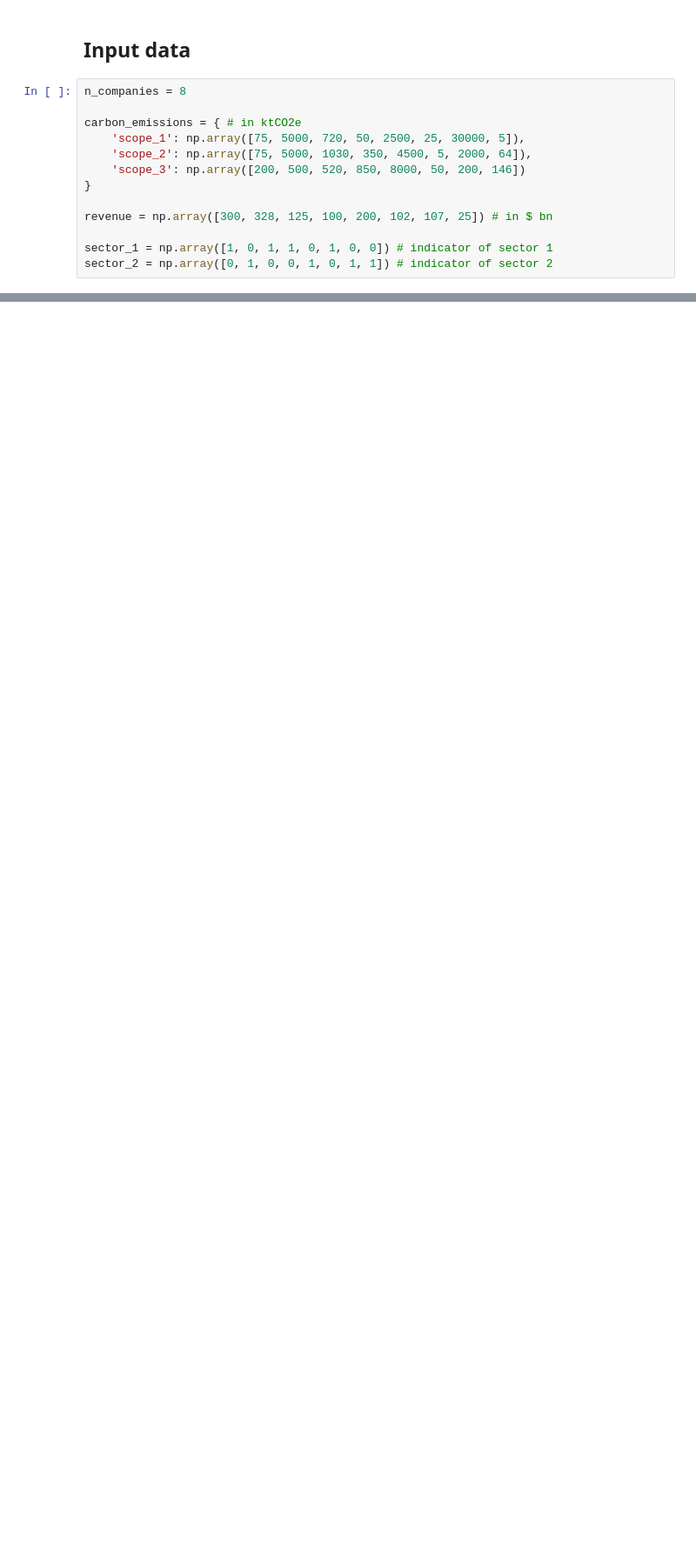
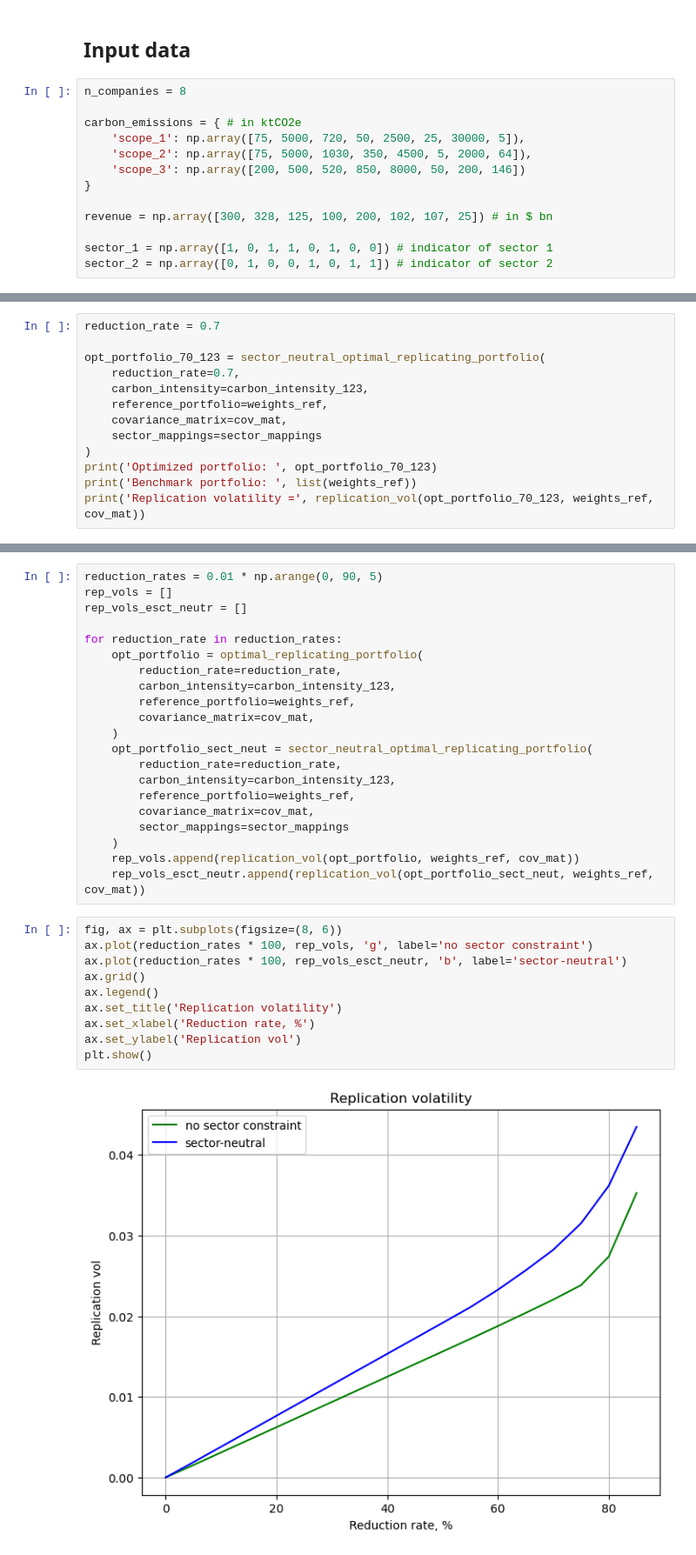
Before and after one commit to MrG1raffe/FinanceDuClimat, a Jupyter notebook: project.ipynb, the cells around one changed output, grey strips where cells are left out. Shown: that part at 87% size. Drawn from its saved outputs; the diff is of its cells as text; blank space fills up the shorter version.

```diff
--- a/project.ipynb
+++ b/project.ipynb
@@ -54,0 +437,13 @@ CI = CE / Y
+# %%
+reduction_rate = 0.7
+
+opt_portfolio_70_123 = sector_neutral_optimal_replicating_portfolio(
+    reduction_rate=0.7,
+    carbon_intensity=carbon_intensity_123,
+    reference_portfolio=weights_ref,
+    covariance_matrix=cov_mat,
+    sector_mappings=sector_mappings
+)
+print('Optimized portfolio: ', opt_portfolio_70_123)
+print('Benchmark portfolio: ', list(weights_ref))
+print('Replication volatility =', replication_vol(opt_portfolio_70_123, weights_ref, cov_mat))
@@ -54,0 +455,33 @@ CI = CE / Y
+# %%
+reduction_rates = 0.01 * np.arange(0, 90, 5)
+rep_vols = []
+rep_vols_esct_neutr = []
+
+for reduction_rate in reduction_rates:
+    opt_portfolio = optimal_replicating_portfolio(
+        reduction_rate=reduction_rate,
+        carbon_intensity=carbon_intensity_123,
+        reference_portfolio=weights_ref,
+        covariance_matrix=cov_mat,
+    )
+    opt_portfolio_sect_neut = sector_neutral_optimal_replicating_portfolio(
+        reduction_rate=reduction_rate,
+        carbon_intensity=carbon_intensity_123,
+        reference_portfolio=weights_ref,
+        covariance_matrix=cov_mat,
+        sector_mappings=sector_mappings
+    )
+    rep_vols.append(replication_vol(opt_portfolio, weights_ref, cov_mat))
+    rep_vols_esct_neutr.append(replication_vol(opt_portfolio_sect_neut, weights_ref, cov_mat))
+# %%
+fig, ax = plt.subplots(figsize=(8, 6))
+ax.plot(reduction_rates * 100, rep_vols, 'g', label='no sector constraint')
+ax.plot(reduction_rates * 100, rep_vols_esct_neutr, 'b', label='sector-neutral')
+ax.grid()
+ax.legend()
+ax.set_title('Replication volatility')
+ax.set_xlabel('Reduction rate, %')
+ax.set_ylabel('Replication vol')
+plt.show()
+# %% [output]
+[figure, added]
```
Also changed, not shown: parts of 47 cells of this notebook.
